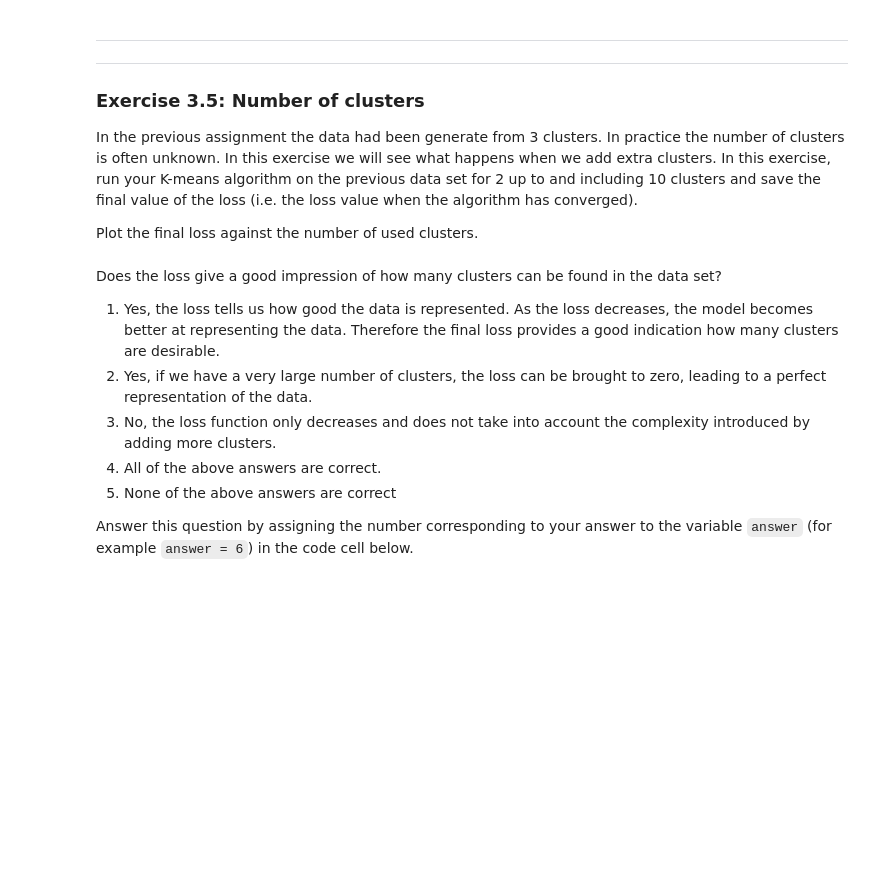
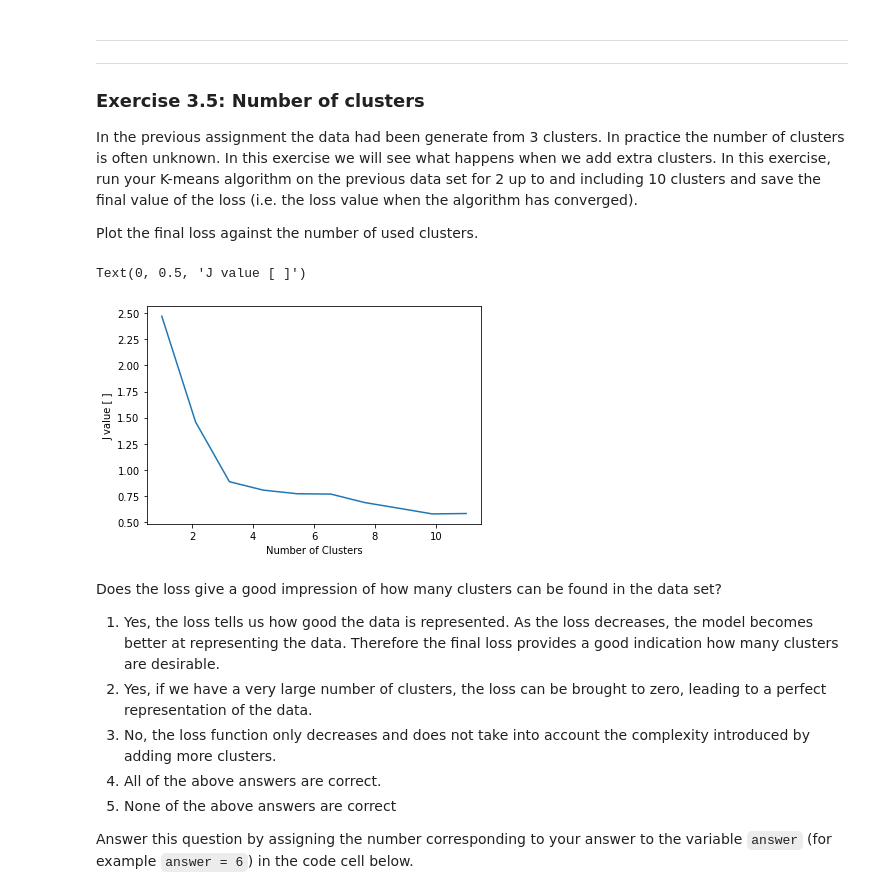
Before and after one commit to ErikNij/5ARB0DataScience, a Jupyter notebook: analysis-template.ipynb, the cells around one changed output. Saved outputs shown, nothing was run; the diff lists cells and outputs as text; code cells hidden in the pictures; blank space fills up the shorter version.

```diff
--- a/analysis-template.ipynb
+++ b/analysis-template.ipynb
@@ -571,13 +571,22 @@ Plot the final loss against the number of used clusters.
 X = ex3_generate_data()
 # %%
 #// BEGIN_TODO [5ARB0_Analysis_3_5a] Plot the Kmeans loss against the number of clusters
-
-#for i in range(2,10):
-    #Kmeans()
+numbK = 10;
+Jstored = np.zeros(numbK)
+for i in range(numbK):
+    _,_,J =  Kmeans(X,i+1)
+    Jstored[i] = J[len(J)-1] * pow(i+1,0)
     # just get the last index of J to get the 'final value of the loss'
-
-
+dJdt = np.zeros(numbK-1)
+#for i in range(numbK-1):
+#    dJdt[i] = Jstored[i] - Jstored[i+1]
+plt.plot(np.linspace(1,numbK+1,numbK),Jstored)
+plt.xlabel("Number of Clusters")
+plt.ylabel("J value [ ]")
 #// END_TODO [5ARB0_Analysis_3_5a]
+# %% [output]
+Text(0, 0.5, 'J value [ ]')
+[figure, added]
 # %% [markdown]
 Does the loss give a good impression of how many clusters can be found in the data set?
 
```
Also changed, not shown: parts of 17 cells of this notebook.
